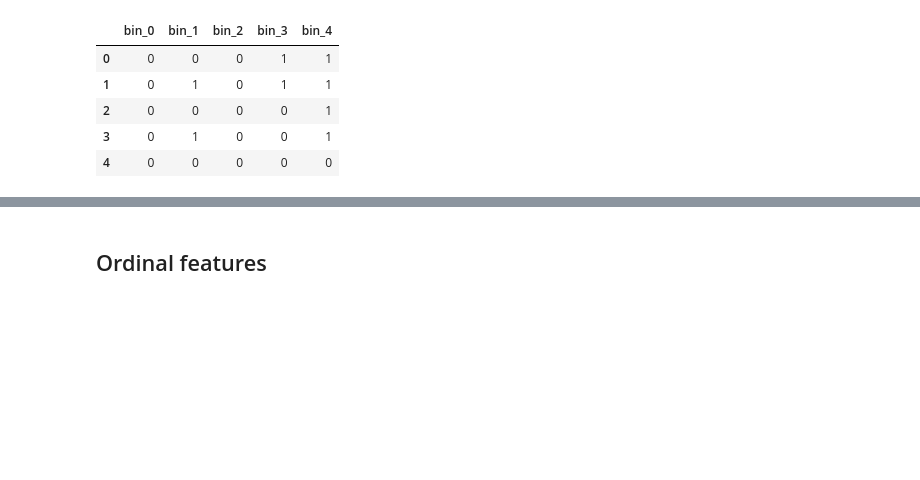
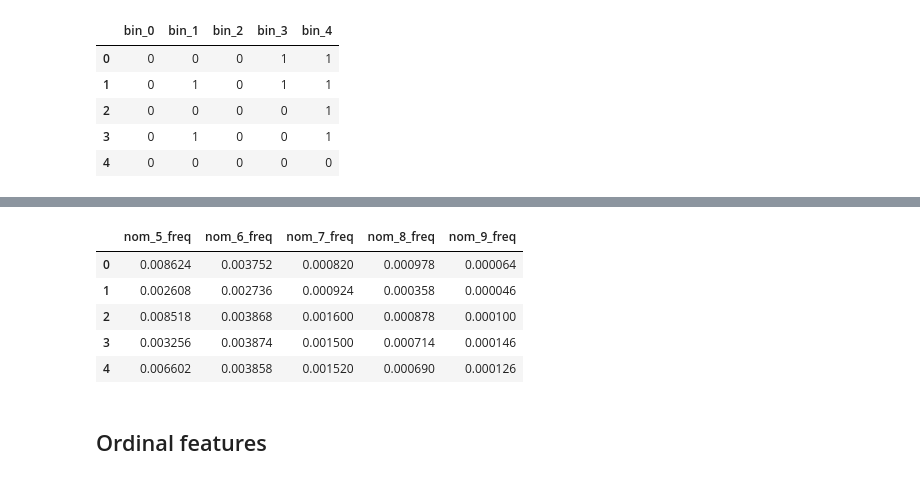
Before and after one commit to yhz0/group529, a Jupyter notebook: cat/Preprocessing.ipynb, the cells around one changed output, grey strips where cells are left out. Drawn from its saved outputs; the diff is of its cells as text; code cells hidden in the pictures; blank space fills up the shorter version.

```diff
--- a/cat/Preprocessing.ipynb
+++ b/cat/Preprocessing.ipynb
@@ -75,0 +160,9 @@ for i in range(5, 10):
+# %%
+combine.loc[:, "nom_5_freq":"nom_9_freq"].head()
+# %% [output]
+|  | nom_5_freq | nom_6_freq | nom_7_freq | nom_8_freq | nom_9_freq |
+| 0 | 0.008624 | 0.003752 | 0.000820 | 0.000978 | 0.000064 |
+| 1 | 0.002608 | 0.002736 | 0.000924 | 0.000358 | 0.000046 |
+| 2 | 0.008518 | 0.003868 | 0.001600 | 0.000878 | 0.000100 |
+| 3 | 0.003256 | 0.003874 | 0.001500 | 0.000714 | 0.000146 |
+| 4 | 0.006602 | 0.003858 | 0.001520 | 0.000690 | 0.000126 |
```
Also changed, not shown: parts of 37 cells of this notebook, 1 other file.
